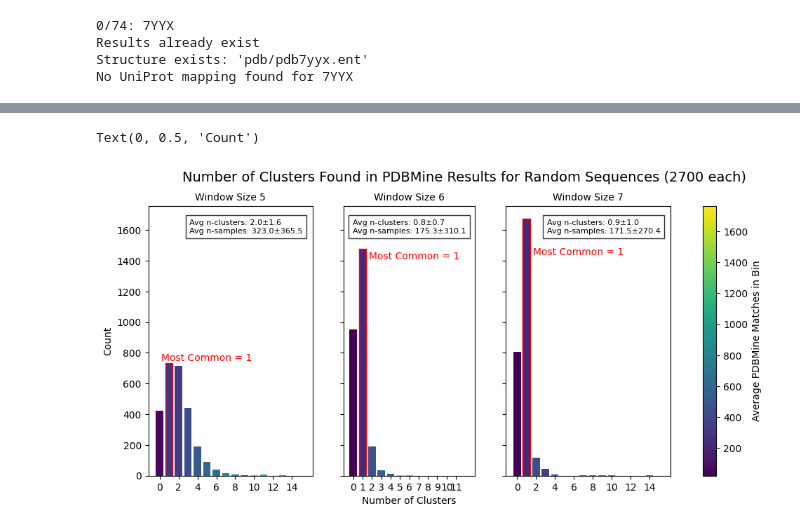
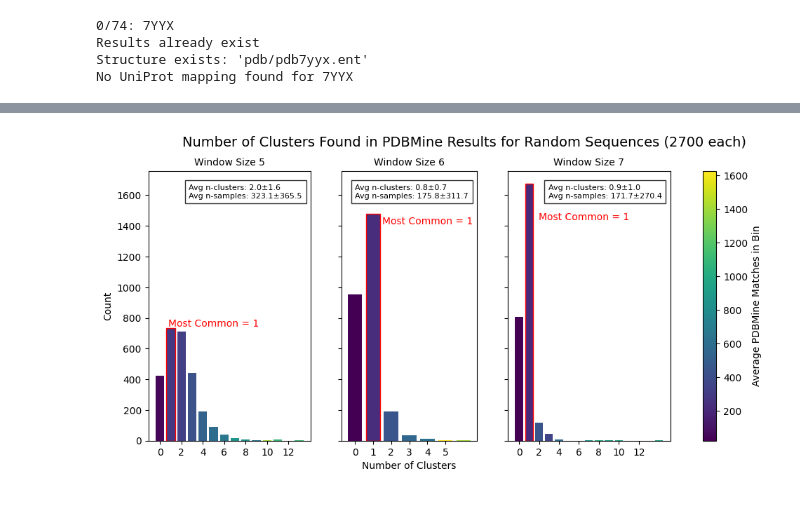
Before and after one commit to Musa-Azeem/protein-dihedral-visualization, a Jupyter notebook: paper_plots.ipynb, the cells around one changed output, grey strips where cells are left out. Saved outputs shown, nothing was run; the diff lists cells and outputs as text; code cells hidden in the pictures.

```diff
--- a/paper_plots.ipynb
+++ b/paper_plots.ipynb
@@ -425,6 +468,7 @@ plt.show()
 # %%
 from lib.utils import get_phi_psi_dist
 
+da = DihedralAdherencePDB('2RJ7', [4,5,6,7], PDBMINE_URL, PROJECT_DIR_OTHER, mode='full_window', kdews=[0,1,0,0])
 phi_psi_dist, results = get_phi_psi_dist(da.queries, da.seqs[10])
 xrays = da.xray_phi_psi.loc[da.xray_phi_psi['seq_ctxt'] == da.seqs[10], ['phi', 'psi']]
 # %%
@@ -681,6 +742,8 @@ least_len = 2700
 results = pd.read_csv('win4-clusters-3000.csv').sample(least_len)
 results = results[results['n_samples'] < results['n_samples'].quantile(0.999)]
 grouped = results.groupby('n_clusters').agg({'n_samples': 'mean', 'n_clusters': 'count'}).rename(columns={'n_clusters': 'count'}).reset_index()
+
+grouped = grouped[grouped['count'] > grouped['count'].quantile(0.01)]
 
 norm = plt.Normalize(grouped['n_samples'].min(), grouped['n_samples'].max())
 colors = plt.cm.viridis(norm(grouped['n_samples']))
@@ -706,7 +769,7 @@ std_samples = results['n_samples'].std()
 # Add text annotations for averages and standard deviations
 text_str = (f'Avg n-clusters: {avg_clusters:.2f} ± {std_clusters:.2f}\n'
             f'Avg n-samples: {avg_samples:.2f} ± {std_samples:.2f}')
-ax.text(0.58, 0.95, text_str, transform=ax.transAxes, fontsize=10,
+ax.text(0.64, 0.95, text_str, transform=ax.transAxes, fontsize=10,
         verticalalignment='top', horizontalalignment='left',
         bbox=dict(facecolor='white', alpha=0.8))
 
@@ -717,4 +780,8 @@ if not highlight_index.empty:
     bars[highlight_index[0]].set_linewidth(1)
     ax.text(10, grouped.loc[highlight_index[0], 'count']+0.5, f'Most Common = {most_common}',
             ha='center', va='bottom', color='red', fontsize=10)
+
+plt.tight_layout()
+# plt.show()
+plt.savefig('paper_plots/n_clusters-4.png', dpi=300)
 # %% [output]
@@ -731,13 +798,16 @@ results7 = results7[results7['n_samples'] < results7['n_samples'].quantile(0.99)
 grouped5 = results5.groupby('n_clusters').agg({'n_samples': 'mean', 'n_clusters': 'count'}).rename(columns={'n_clusters': 'count'}).reset_index()
 grouped6 = results6.groupby('n_clusters').agg({'n_samples': 'mean', 'n_clusters': 'count'}).rename(columns={'n_clusters': 'count'}).reset_index()
 grouped7 = results7.groupby('n_clusters').agg({'n_samples': 'mean', 'n_clusters': 'count'}).rename(columns={'n_clusters': 'count'}).reset_index()
+grouped5 = grouped5[grouped5['count'] > grouped5['count'].quantile(0.01)]
+grouped6 = grouped6[grouped6['count'] > grouped6['count'].quantile(0.01)]
+grouped7 = grouped7[grouped7['count'] > grouped7['count'].quantile(0.01)]
 
 all_samples = pd.concat([grouped5, grouped6, grouped7], axis=0)['n_samples']
 norm = plt.Normalize(all_samples.min(), all_samples.max())
 
-fig, axes = plt.subplots(1, 3, figsize=(12, 5), sharey=True, gridspec_kw={'width_ratios': [1.25, 1, 1.25]})
-text_adj = [(5,0),(6.5,80),(6.5,250)]
-stats_adj = [0.25, 0.07, 0.25]
+fig, axes = plt.subplots(1, 3, figsize=(12, 5), sharey=True, gridspec_kw={'width_ratios': [1.2, 1, 1.2]})
+text_adj = [(5,0),(4,80),(6.5,250)]
+stats_adj = [0.25, 0.1, 0.25]
 results = [results5, results6, results7]
 for i, (grouped, ax) in enumerate(zip([grouped5, grouped6, grouped7], axes)):
     colors = plt.cm.viridis(norm(grouped['n_samples']))
@@ -747,32 +817,35 @@ for i, (grouped, ax) in enumerate(zip([grouped5, grouped6, grouped7], axes)):
     ax.set_xticks(np.arange(0, grouped['n_clusters'].max(), (1 if i == 1 else 2)))
     ax.set_title(f'Window Size {i+5}', fontsize=10)
 
 
     avg_clusters = results[i]['n_clusters'].mean()
     std_clusters = results[i]['n_clusters'].std()
     avg_samples = results[i]['n_samples'].mean()
     std_samples = results[i]['n_samples'].std()
 
     text_str = (f'Avg n-clusters: {avg_clusters:.1f}±{std_clusters:.1f}\n'
                 f'Avg n-samples: {avg_samples:.1f}±{std_samples:.1f}')
     ax.text(stats_adj[i], 0.95, text_str, transform=ax.transAxes, fontsize=8,
             verticalalignment='top', horizontalalignment='left',
             bbox=dict(facecolor='white', alpha=0.8))
 
     most_common = grouped.loc[grouped['count'].idxmax(), 'n_clusters']
     highlight_index = grouped[grouped['n_clusters'] == most_common].index
     if not highlight_index.empty:
         bars[highlight_index[0]].set_edgecolor('red')
         bars[highlight_index[0]].set_linewidth(1)
         ax.text(text_adj[i][0], grouped.loc[highlight_index[0], 'count']-text_adj[i][1], f'Most Common = {most_common}',
                 ha='center', va='bottom', color='red', fontsize=10)
 sm = plt.cm.ScalarMappable(cmap='viridis', norm=norm)
 sm.set_array([])
 plt.colorbar(sm, ax=axes, label='Average PDBMine Matches in Bin')
 plt.suptitle('Number of Clusters Found in PDBMine Results for Random Sequences (2700 each)', fontsize=14)
 
 axes[1].set_xlabel('Number of Clusters')
 axes[0].set_ylabel('Count')
+
+# plt.tight_layout()
+# plt.show()
+plt.savefig('paper_plots/n_clusters-567.png', dpi=300)
 # %% [output]
-Text(0, 0.5, 'Count')
-[figure, old version]
+[figure, new version]
```
Also changed, not shown: parts of 14 cells of this notebook, 6 other files.
